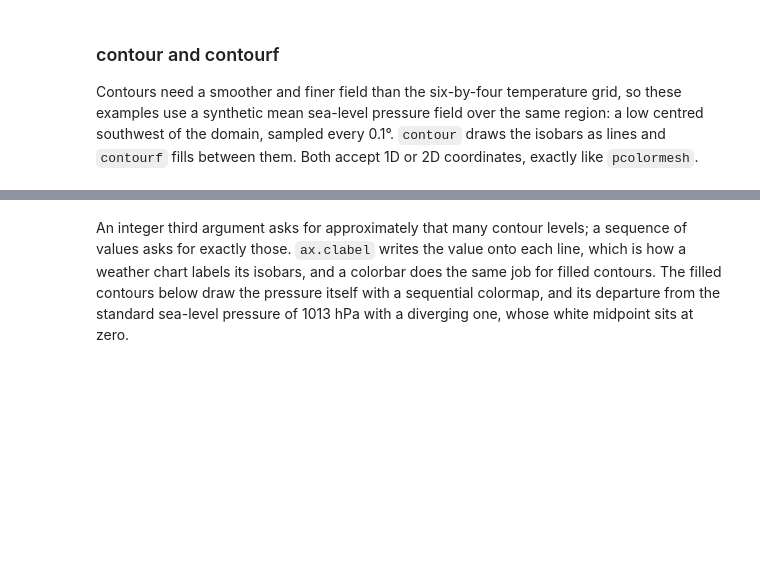
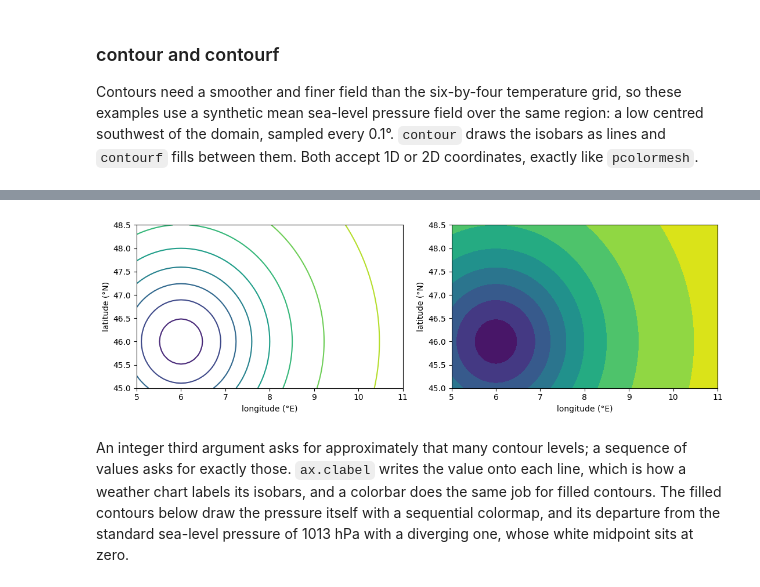
Before and after one commit to LauraLauschke/2026_Intro_Python, a Jupyter notebook: live/part-I/1.4-matplotlib-and-xarray.ipynb, the cells around one changed output, grey strips where cells are left out. Cells and saved outputs as stored; diff of their text form; code cells hidden in the pictures; blank space fills up the shorter version.

```diff
--- a/live/part-I/1.4-matplotlib-and-xarray.ipynb
+++ b/live/part-I/1.4-matplotlib-and-xarray.ipynb
@@ -484,15 +569,17 @@ print(pressure_hpa.shape, pressure_hpa.min(), pressure_hpa.max())
 # %%
 fig, axes = plt.subplots(figsize=(11, 3.6), ncols=2)
 
 # same thing, 1D and 2D coordinates
 axes[0].contour(lon_fine, lat_fine, pressure_hpa)
-axes[1].contour(lon_f2d, lat_f2d, pressure_hpa)
+axes[1].contourf(lon_f2d, lat_f2d, pressure_hpa)
 
 for ax in axes:
     ax.set_xlabel("longitude (°E)")
     ax.set_ylabel("latitude (°N)")
 plt.tight_layout()
 plt.show()
+# %% [output]
+[figure, added]
 # %% [markdown]
 An integer third argument asks for approximately that many contour levels; a sequence of values asks for exactly those. `ax.clabel` writes the value onto each line, which is how a weather chart labels its isobars, and a colorbar does the same job for filled contours. The filled contours below draw the pressure itself with a sequential colormap, and its departure from the standard sea-level pressure of 1013 hPa with a diverging one, whose white midpoint sits at zero.
 # %%
```
Also changed, not shown: parts of 56 cells of this notebook.
